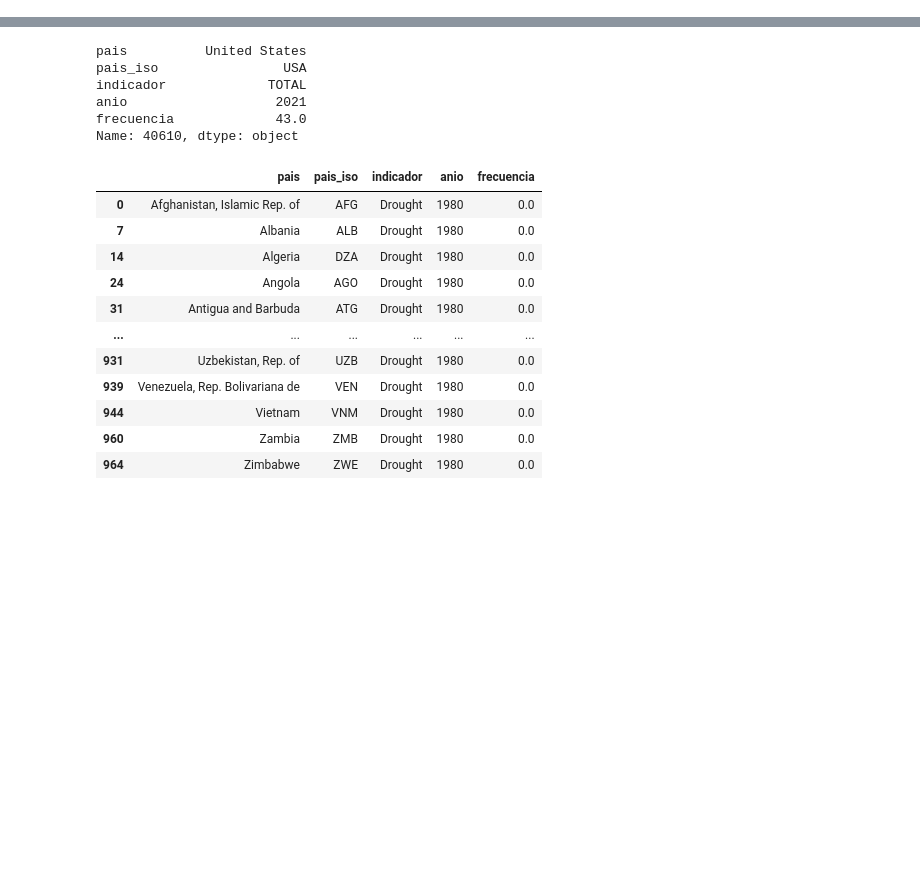
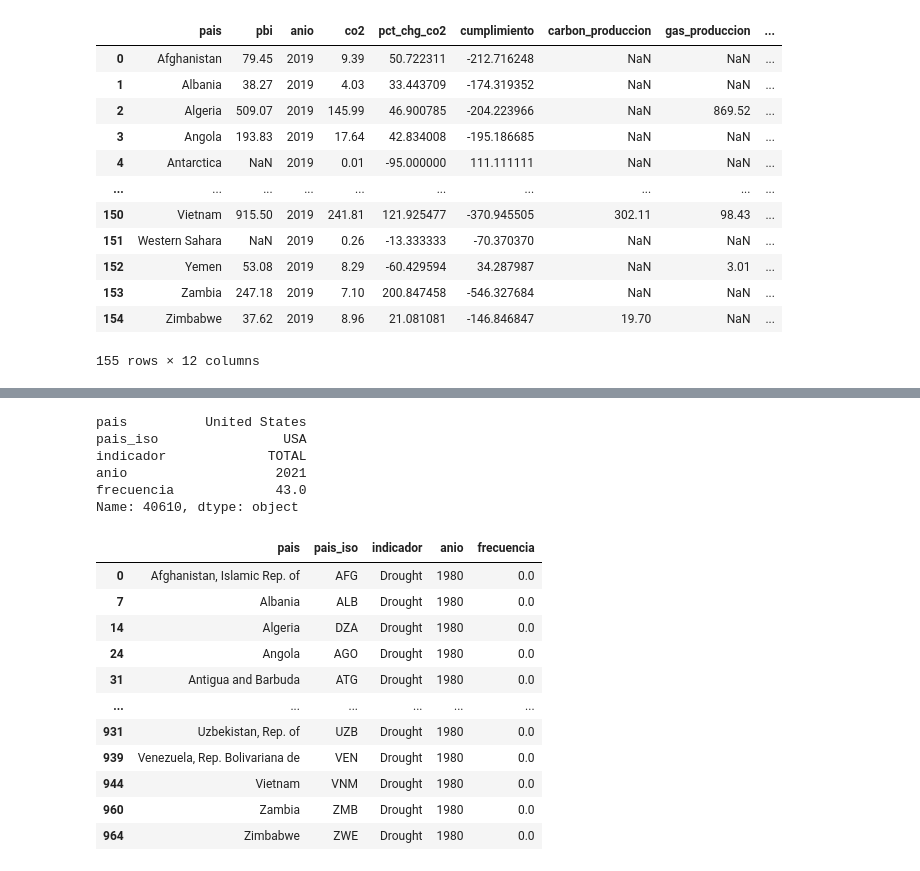
Before and after one commit to lookmydata/CO2-Emissions, a Jupyter notebook: exploration/analisis.ipynb, the cells around one changed output, grey strips where cells are left out. Saved outputs shown, nothing was run; the diff lists cells and outputs as text; code cells hidden in the pictures; blank space fills up the shorter version.

```diff
--- a/exploration/analisis.ipynb
+++ b/exploration/analisis.ipynb
@@ -5 +6,28 @@ import plotly.graph_objects as go
 from plotly.subplots import make_subplots
+# %%
+df19=pd.read_csv('../src/app/utils/df19.csv')
+# %%
+df19['cpm_carbon']=(df19['carbon_produccion']+95)/-95*100
+df19['cpm_gas']=(df19['gas_produccion']+45)/-45*100
+df19['cpm_petroleo']=(df19['petroleo_produccion']+60)/-60*100
+# %%
+# df19.rename(columns={'pais_iso':'pais'},inplace=True)
+df19.cpm_carbon.replace(np.nan,'sin_dato',inplace=True)
+df19.cpm_gas.replace(np.nan,'sin_dato',inplace=True)
+df19.cpm_petroleo.replace(np.nan,'sin_dato',inplace=True)
+# df19.info()
+df19
+# %% [output]
+|  | pais | pbi | anio | co2 | pct_chg_co2 | cumplimiento | carbon_produccion | gas_produccion | ... |
+| 0 | Afghanistan | 79.45 | 2019 | 9.39 | 50.722311 | -212.716248 | NaN | NaN | ... |
+| 1 | Albania | 38.27 | 2019 | 4.03 | 33.443709 | -174.319352 | NaN | NaN | ... |
+| 2 | Algeria | 509.07 | 2019 | 145.99 | 46.900785 | -204.223966 | NaN | 869.52 | ... |
+| 3 | Angola | 193.83 | 2019 | 17.64 | 42.834008 | -195.186685 | NaN | NaN | ... |
+| 4 | Antarctica | NaN | 2019 | 0.01 | -95.000000 | 111.111111 | NaN | NaN | ... |
+| ... | ... | ... | ... | ... | ... | ... | ... | ... | ... |
+| 150 | Vietnam | 915.50 | 2019 | 241.81 | 121.925477 | -370.945505 | 302.11 | 98.43 | ... |
+| 151 | Western Sahara | NaN | 2019 | 0.26 | -13.333333 | -70.370370 | NaN | NaN | ... |
+| 152 | Yemen | 53.08 | 2019 | 8.29 | -60.429594 | 34.287987 | NaN | 3.01 | ... |
+| 153 | Zambia | 247.18 | 2019 | 7.10 | 200.847458 | -546.327684 | NaN | NaN | ... |
+| 154 | Zimbabwe | 37.62 | 2019 | 8.96 | 21.081081 | -146.846847 | 19.70 | NaN | ... |
+155 rows × 12 columns
```
Also changed, not shown: parts of 22 cells of this notebook, 16 other files.
